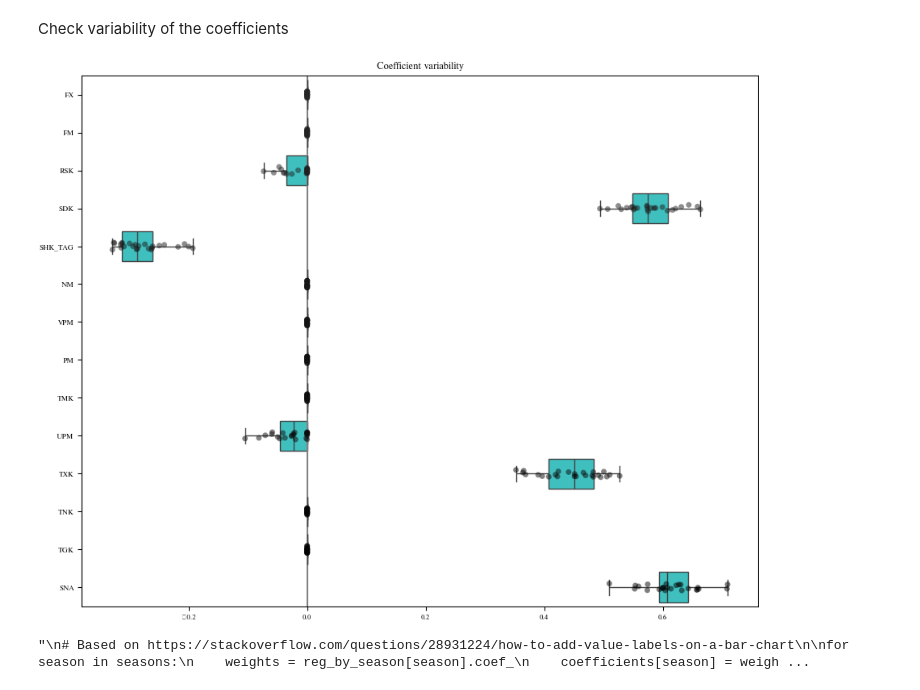
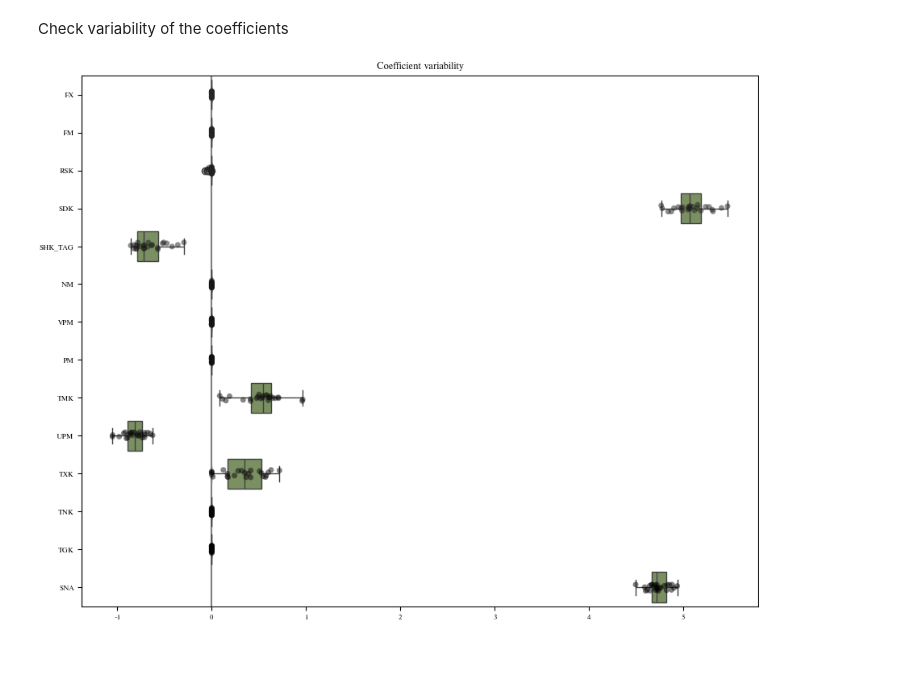
Before and after one commit to Xploeng/DataLiteracy, a Jupyter notebook: experiments/make_linear_regression.ipynb, the cells around one changed output. Saved outputs shown, nothing was run; the diff lists cells and outputs as text; code cells hidden in the pictures; blank space fills up the shorter version.

```diff
--- a/experiments/make_linear_regression.ipynb
+++ b/experiments/make_linear_regression.ipynb
@@ -368,33 +351,20 @@ import seaborn as sns
 # %%
 # Based on https://scikit-learn.org/stable/auto_examples/inspection/plot_linear_model_coefficient_interpretation.html
 
-season = 'winter'
+season = 'spring' # change season here
 
 cv = RepeatedKFold(n_splits=5, n_repeats=5, random_state=0)
 
-cv_model = cross_validate(Lasso(0.3), X_standard_by_season[season], y_by_season[season], cv=cv, return_estimator=True, n_jobs=2,)
+cv_model = cross_validate(Lasso(0.5), X_standard_by_season[season], y_by_season[season], cv=cv, return_estimator=True, n_jobs=2,)
 coefs = pd.DataFrame([est.coef_ for est in cv_model['estimator']], columns=X.columns)
 
 plt.figure(figsize=(9, 7))
 sns.stripplot(data=coefs, orient='h', palette='dark:k', alpha=0.5)
-sns.boxplot(data=coefs, orient='h', color='cyan', saturation=0.5, whis=100)
+sns.boxplot(data=coefs, orient='h', color=rgb.tue_green, saturation=0.5, whis=100)
 plt.axvline(x=0, color='.5')
 plt.title('Coefficient variability')
-plt.subplots_adjust(left=0.3)
+plt.rc('axes', unicode_minus=False)
+
+plt.show()
 # %% [output]
-[figure, old version]
+[figure, new version]
-# %%
-"""
-# Based on https://stackoverflow.com/questions/28931224/how-to-add-value-labels-on-a-bar-chart
-
-for season in seasons:
-    weights = reg_by_season[season].coef_
-    coefficients[season] = weights
-    plt.barh(X.columns, weights)
-
-    plt.axvline(x = 0, color = 'gray', lw=1)
-    plt.title(season)
-    plt.show()
-"""
-# %% [output]
-"\n# Based on https://stackoverflow.com/questions/28931224/how-to-add-value-labels-on-a-bar-chart\n\nfor season in seasons:\n    weights = reg_by_season[season].coef_\n    coefficients[season] = weigh ...
```
Also changed, not shown: parts of 2 cells of this notebook, 4 other files.
